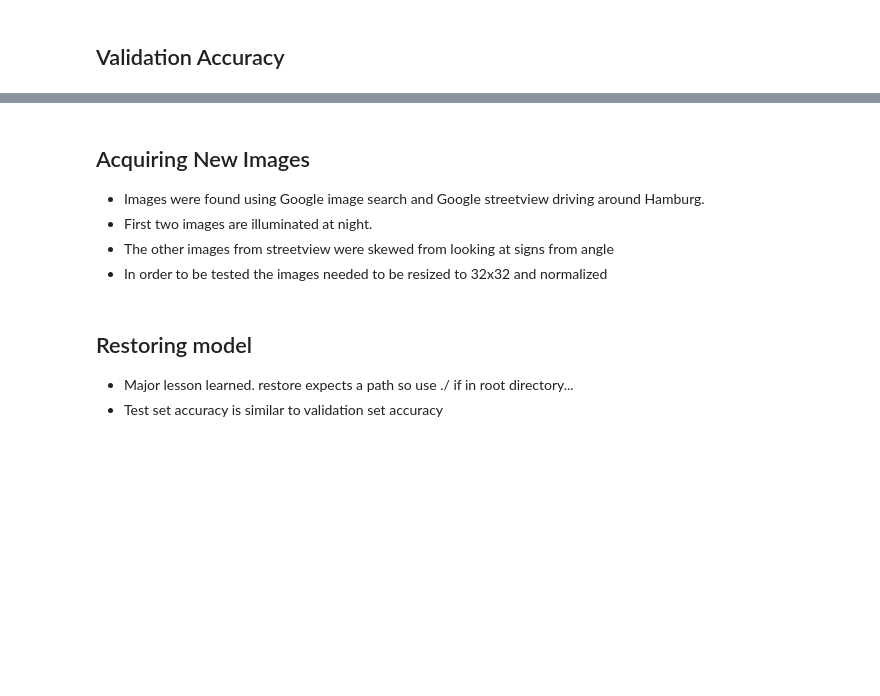
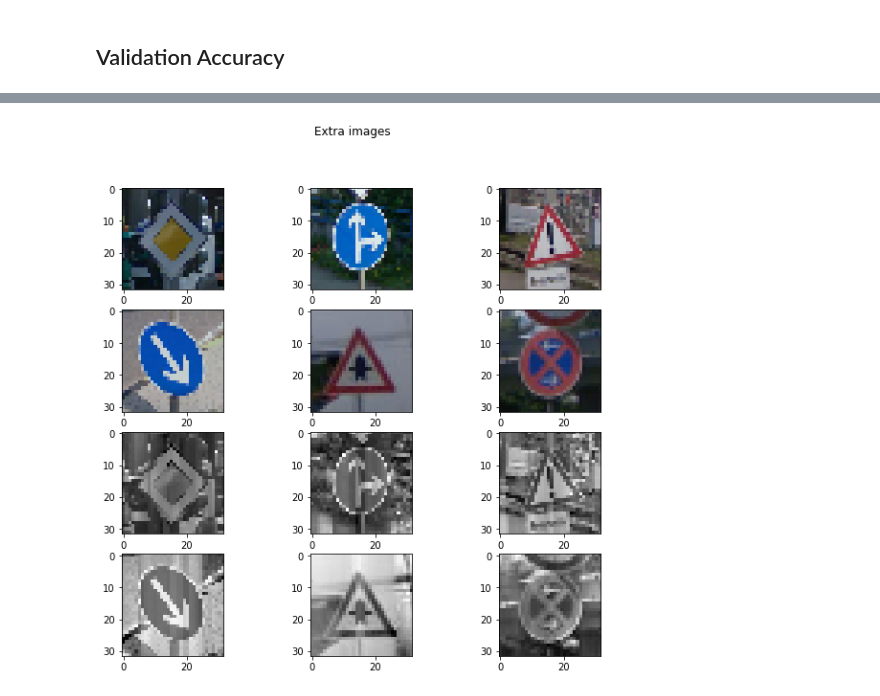
Before and after one commit to sketchc89/TrafficSign-P2, a Jupyter notebook: Traffic_Sign_Classifier_Grayscale.ipynb, the cells around one changed output, grey strips where cells are left out. Drawn from its saved outputs; the diff is of its cells as text; code cells hidden in the pictures; blank space fills up the shorter version.

```diff
--- a/Traffic_Sign_Classifier_Grayscale.ipynb
+++ b/Traffic_Sign_Classifier_Grayscale.ipynb
@@ -621,36 +733,28 @@ plt.plot(accuracy['Epoch'], accuracy['Accuracy'])
 # %%
 from PIL import Image
-# %% [markdown]
-## Acquiring New Images
-* Images were found using Google image search and Google streetview driving around Hamburg.
-* First two images are illuminated at night.
-* The other images from streetview were skewed from looking at signs from angle
-* In order to be tested the images needed to be resized to 32x32 and normalized
 # %%
-for i in range(1,7):
-    img = cv2.imread('./examples/Selection_00{0}.png'.format(i))
+for i in range(9,15):
+    img = cv2.imread('./examples/Selection_{0:03d}.png'.format(i))
     resized = cv2.resize(img, (32,32), 0, 0, cv2.INTER_CUBIC)
-    cv2.imwrite('./examples/Resized_00{0}.png'.format(i), resized)
+    cv2.imwrite('./examples/Resized_{0:03d}.png'.format(i), resized)
 #     resized = cv2.cvtColor(resized, cv2.COLOR_BGR2RGB)
 #     plt.subplot(230+i)
 #     plt.imshow(resized)
 images = np.zeros((6,32,32))
 fig = plt.figure(figsize=(10,9))
 fig.suptitle('Extra images')
-for i in range(1,7):
-    img = mpimg.imread('./examples/Resized_00{0}.png'.format(i))
-    ax = plt.subplot(4,3,i)
+for i in range(6):
+    img = mpimg.imread('./examples/Resized_{0:03d}.png'.format(i+9))
+    ax = plt.subplot(4,3,i+1)
     plt.imshow(img)
     gray = cv2.cvtColor(img, cv2.COLOR_RGB2GRAY)
     norm = normalize(gray)
-    axn = plt.subplot(4,3,6+i)
+    axn = plt.subplot(4,3,i+7)
     plt.imshow(norm, cmap='gray')
-    images[i-1] = norm
+    images[i] = norm
 plt.show()
+# %% [output]
+[figure, added]
-# %% [markdown]
-## Restoring model
-* Major lesson learned. restore expects a path so use ./ if in root directory...
-* Test set accuracy is similar to validation set accuracy
 # %%
 a = []
 with tf.Session() as sess:
```
Also changed, not shown: parts of 23 cells of this notebook, 13 other files.
